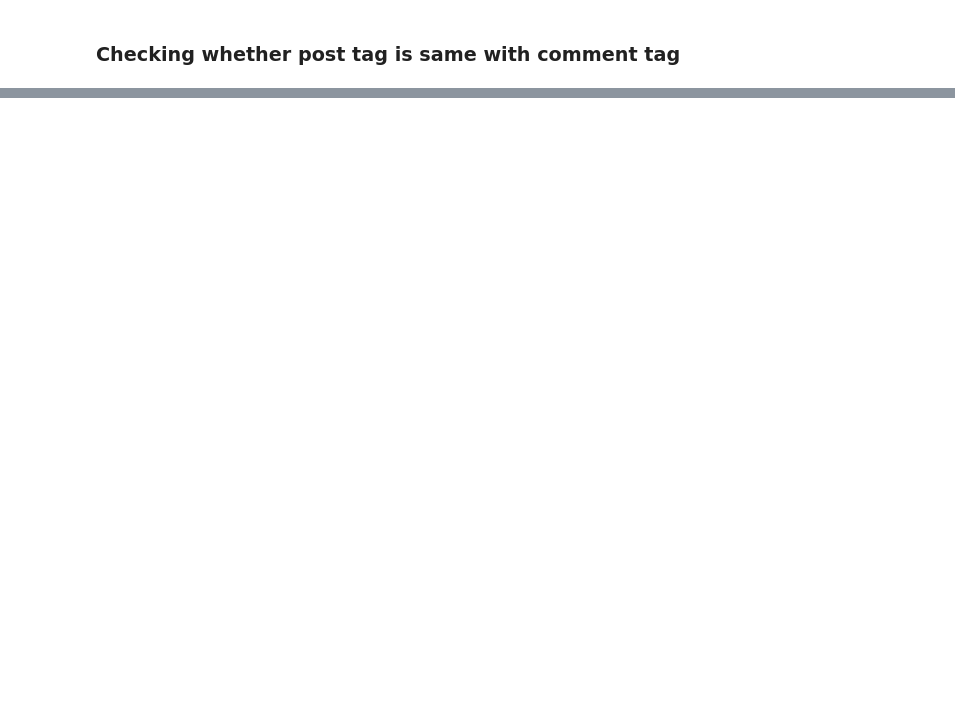
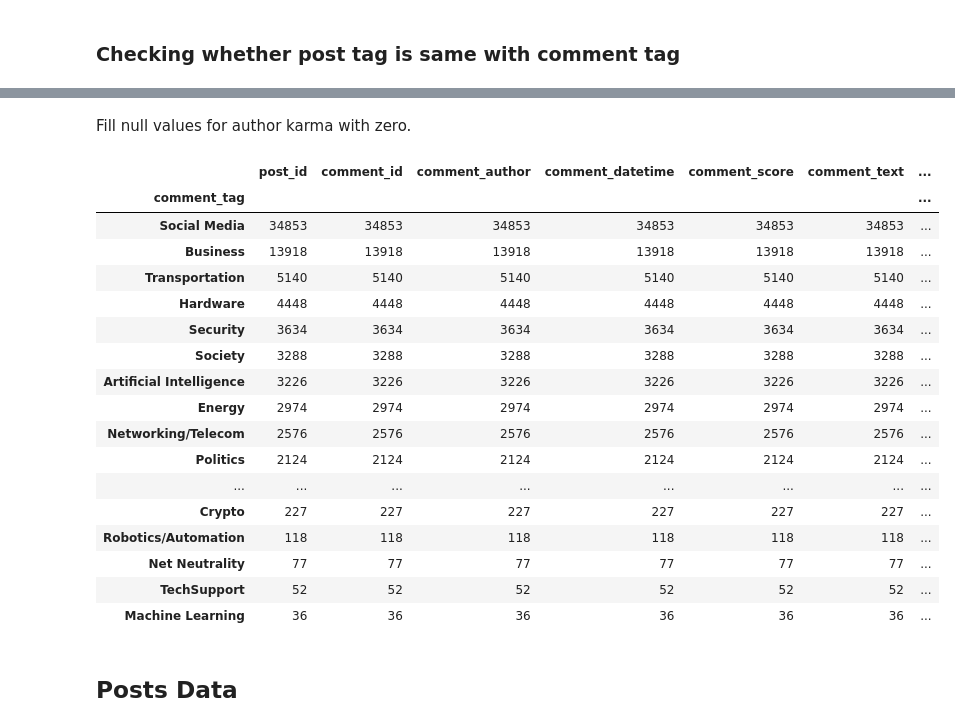
Before and after one commit to BrianLoe/NLP, a Jupyter notebook: Data cleaning.ipynb, the cells around one changed output, grey strips where cells are left out. Saved outputs shown, nothing was run; the diff lists cells and outputs as text; code cells hidden in the pictures; blank space fills up the shorter version.

```diff
--- a/Data cleaning.ipynb
+++ b/Data cleaning.ipynb
@@ -321,0 +297,4 @@ data.loc[data['comment_text'].isin(['deleted','removed'])]
+# %%
+comments = comments.loc[~comments['comment_text'].isin(['deleted','removed'])]
+print(comments.shape)
+comments.head()
@@ -321,0 +311,3 @@ data.loc[data['comment_text'].isin(['deleted','removed'])]
+# %%
+comments['comment_datetime'] = pd.to_datetime(comments['comment_datetime'])
+comments
@@ -321,0 +328,4 @@ data.loc[data['comment_text'].isin(['deleted','removed'])]
+# %%
+comments['comment_hour'] = comments['comment_datetime'].dt.strftime('%H')
+comments['comment_weekday'] = comments['comment_datetime'].dt.strftime('%a')
+comments.head()
@@ -321,0 +371,27 @@ data.loc[data['comment_text'].isin(['deleted','removed'])]
+# %% [markdown]
+Fill null values for author karma with zero.
+# %%
+comments.fillna(0, inplace=True)
+# %%
+comments.groupby('comment_tag').count().sort_values('comment_text', ascending=False)
+# %% [output]
+|  | post_id | comment_id | comment_author | comment_datetime | comment_score | comment_text | ... |
+| comment_tag |  |  |  |  |  |  | ... |
+| Social Media | 34853 | 34853 | 34853 | 34853 | 34853 | 34853 | ... |
+| Business | 13918 | 13918 | 13918 | 13918 | 13918 | 13918 | ... |
+| Transportation | 5140 | 5140 | 5140 | 5140 | 5140 | 5140 | ... |
+| Hardware | 4448 | 4448 | 4448 | 4448 | 4448 | 4448 | ... |
+| Security | 3634 | 3634 | 3634 | 3634 | 3634 | 3634 | ... |
+| Society | 3288 | 3288 | 3288 | 3288 | 3288 | 3288 | ... |
+| Artificial Intelligence | 3226 | 3226 | 3226 | 3226 | 3226 | 3226 | ... |
+| Energy | 2974 | 2974 | 2974 | 2974 | 2974 | 2974 | ... |
+| Networking/Telecom | 2576 | 2576 | 2576 | 2576 | 2576 | 2576 | ... |
+| Politics | 2124 | 2124 | 2124 | 2124 | 2124 | 2124 | ... |
+| ... | ... | ... | ... | ... | ... | ... | ... |
+| Crypto | 227 | 227 | 227 | 227 | 227 | 227 | ... |
+| Robotics/Automation | 118 | 118 | 118 | 118 | 118 | 118 | ... |
+| Net Neutrality | 77 | 77 | 77 | 77 | 77 | 77 | ... |
+| TechSupport | 52 | 52 | 52 | 52 | 52 | 52 | ... |
+| Machine Learning | 36 | 36 | 36 | 36 | 36 | 36 | ... |
+# %% [markdown]
+## Posts Data
```
Also changed, not shown: parts of 35 cells of this notebook.
